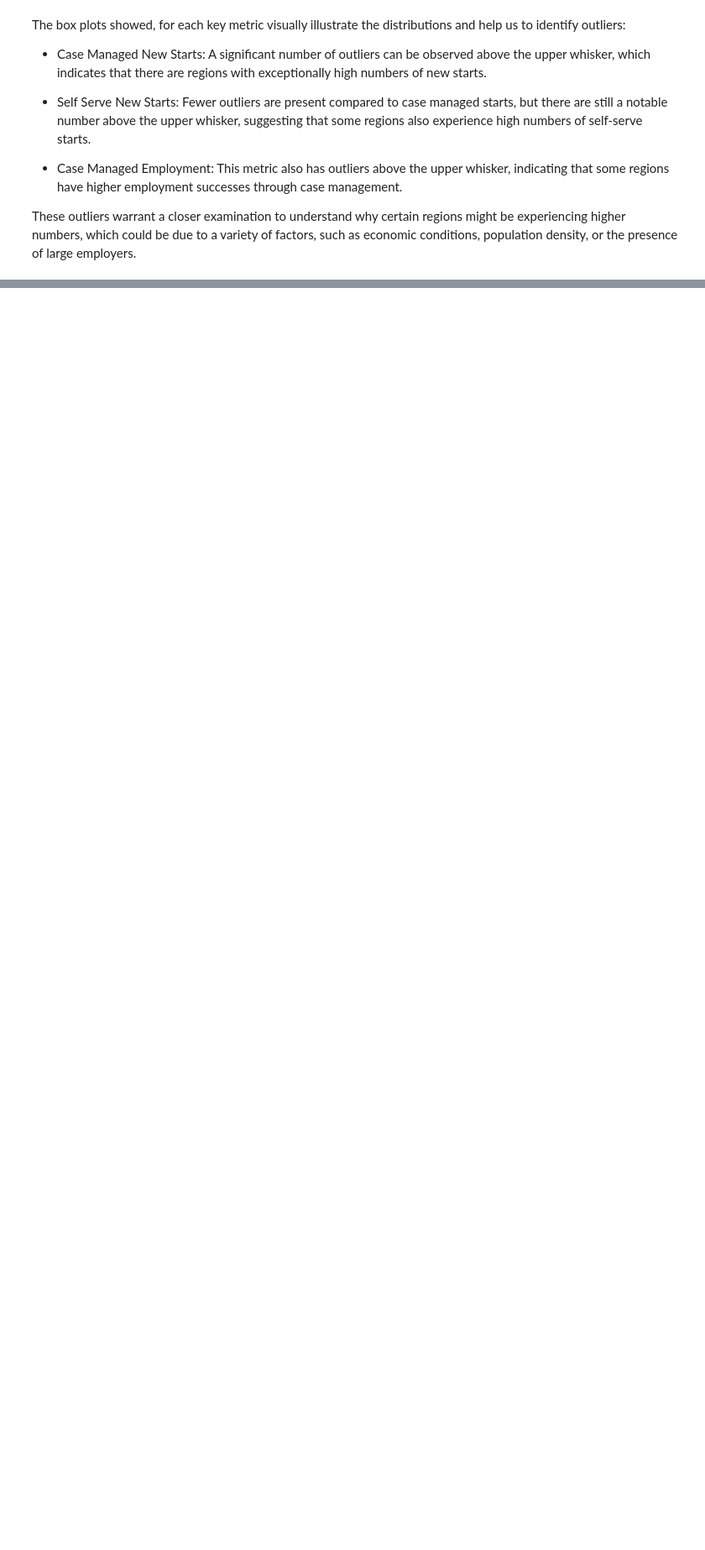
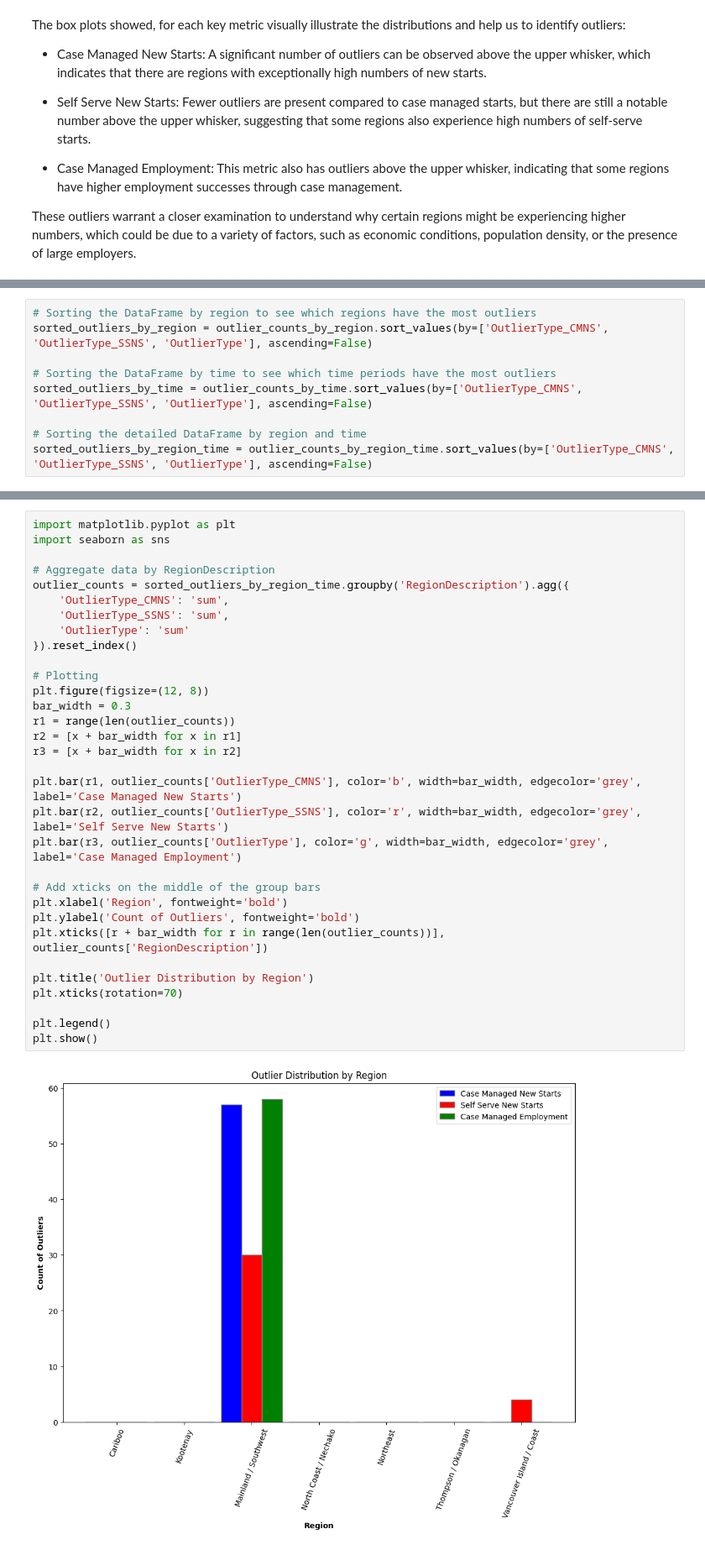
Before and after one commit to fahimalamabir/datatuneanalytics, a Jupyter notebook: WorkBC_Employment_Services_by_Region.ipynb, the cells around one changed output, grey strips where cells are left out. Shown at 84% size. Drawn from its saved outputs; the diff is of its cells as text; blank space fills up the shorter version.

```diff
--- a/WorkBC_Employment_Services_by_Region.ipynb
+++ b/WorkBC_Employment_Services_by_Region.ipynb
@@ -260,0 +282,9 @@ Here's how to interpret the additional columns:
+# %%
+# Sorting the DataFrame by region to see which regions have the most outliers
+sorted_outliers_by_region = outlier_counts_by_region.sort_values(by=['OutlierType_CMNS', 'OutlierType_SSNS', 'OutlierType'], ascending=False)
+
+# Sorting the DataFrame by time to see which time periods have the most outliers
+sorted_outliers_by_time = outlier_counts_by_time.sort_values(by=['OutlierType_CMNS', 'OutlierType_SSNS', 'OutlierType'], ascending=False)
+
+# Sorting the detailed DataFrame by region and time
+sorted_outliers_by_region_time = outlier_counts_by_region_time.sort_values(by=['OutlierType_CMNS', 'OutlierType_SSNS', 'OutlierType'], ascending=False)
@@ -260,0 +300,34 @@ Here's how to interpret the additional columns:
+# %%
+import matplotlib.pyplot as plt
+import seaborn as sns
+
+# Aggregate data by RegionDescription
+outlier_counts = sorted_outliers_by_region_time.groupby('RegionDescription').agg({
+    'OutlierType_CMNS': 'sum',
+    'OutlierType_SSNS': 'sum',
+    'OutlierType': 'sum'
+}).reset_index()
+
+# Plotting
+plt.figure(figsize=(12, 8))
+bar_width = 0.3
+r1 = range(len(outlier_counts))
+r2 = [x + bar_width for x in r1]
+r3 = [x + bar_width for x in r2]
+
+plt.bar(r1, outlier_counts['OutlierType_CMNS'], color='b', width=bar_width, edgecolor='grey', label='Case Managed New Starts')
+plt.bar(r2, outlier_counts['OutlierType_SSNS'], color='r', width=bar_width, edgecolor='grey', label='Self Serve New Starts')
+plt.bar(r3, outlier_counts['OutlierType'], color='g', width=bar_width, edgecolor='grey', label='Case Managed Employment')
+
+# Add xticks on the middle of the group bars
+plt.xlabel('Region', fontweight='bold')
+plt.ylabel('Count of Outliers', fontweight='bold')
+plt.xticks([r + bar_width for r in range(len(outlier_counts))], outlier_counts['RegionDescription'])
+
+plt.title('Outlier Distribution by Region')
+plt.xticks(rotation=70)
+
+plt.legend()
+plt.show()
+# %% [output]
+[figure, added]
```
Also changed, not shown: parts of 16 cells of this notebook.
